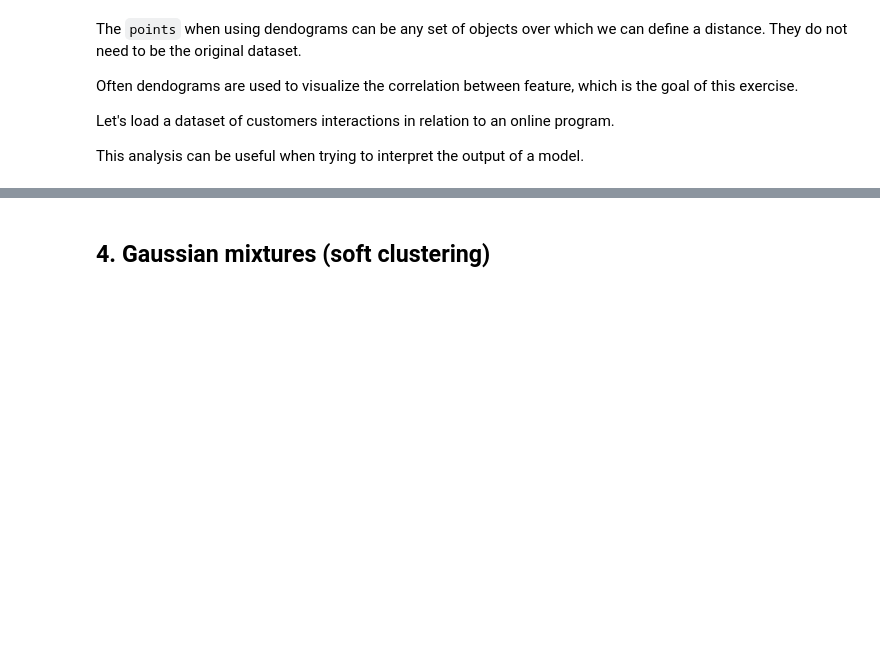
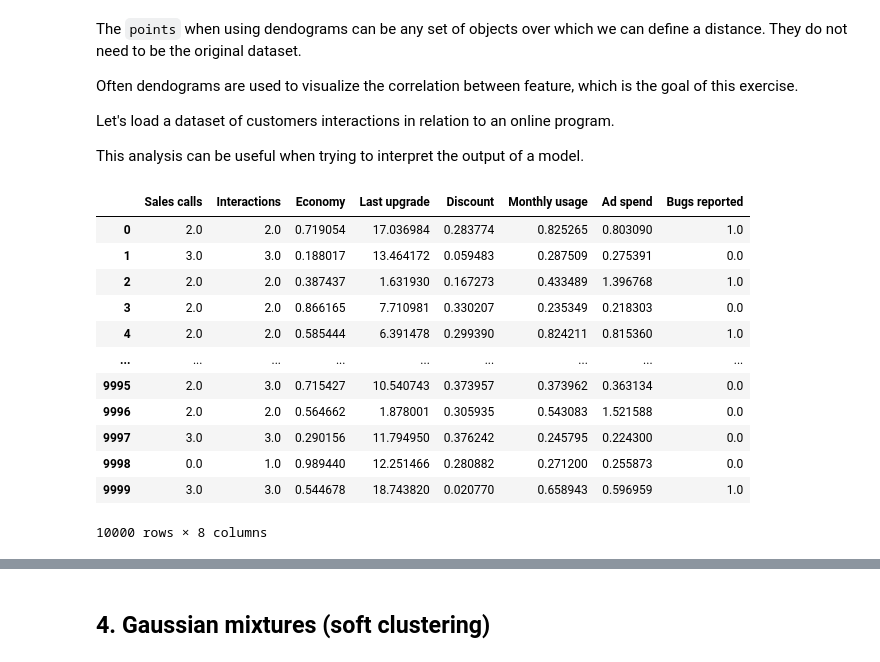
Before and after one commit to neworldemancer/DSF5, a Jupyter notebook: Course_3.ipynb, the cells around one changed output, grey strips where cells are left out. Cells and saved outputs as stored; diff of their text form; code cells hidden in the pictures; blank space fills up the shorter version.

```diff
--- a/Course_3.ipynb
+++ b/Course_3.ipynb
@@ -323,7 +326,23 @@ Let's load a dataset of customers interactions in relation to an online program.
 
 This analysis can be useful when trying to interpret the output of a model.
 # %%
-df=get_customers_dataset()
+df=get_customers_dataset(data_path='./')
+# %%
+df
+# %% [output]
+|  | Sales calls | Interactions | Economy | Last upgrade | Discount | Monthly usage | Ad spend | Bugs reported |
+| 0 | 2.0 | 2.0 | 0.719054 | 17.036984 | 0.283774 | 0.825265 | 0.803090 | 1.0 |
+| 1 | 3.0 | 3.0 | 0.188017 | 13.464172 | 0.059483 | 0.287509 | 0.275391 | 0.0 |
+| 2 | 2.0 | 2.0 | 0.387437 | 1.631930 | 0.167273 | 0.433489 | 1.396768 | 1.0 |
+| 3 | 2.0 | 2.0 | 0.866165 | 7.710981 | 0.330207 | 0.235349 | 0.218303 | 0.0 |
+| 4 | 2.0 | 2.0 | 0.585444 | 6.391478 | 0.299390 | 0.824211 | 0.815360 | 1.0 |
+| ... | ... | ... | ... | ... | ... | ... | ... | ... |
+| 9995 | 2.0 | 3.0 | 0.715427 | 10.540743 | 0.373957 | 0.373962 | 0.363134 | 0.0 |
+| 9996 | 2.0 | 2.0 | 0.564662 | 1.878001 | 0.305935 | 0.543083 | 1.521588 | 0.0 |
+| 9997 | 3.0 | 3.0 | 0.290156 | 11.794950 | 0.376242 | 0.245795 | 0.224300 | 0.0 |
+| 9998 | 0.0 | 1.0 | 0.989440 | 12.251466 | 0.280882 | 0.271200 | 0.255873 | 0.0 |
+| 9999 | 3.0 | 3.0 | 0.544678 | 18.743820 | 0.020770 | 0.658943 | 0.596959 | 1.0 |
+10000 rows × 8 columns
 # %%
 # 1. Inspet the dataset
 # 2. Perform hierarchical clustering using the "distance" 1-|r| (not really a distance), where r is the correlation coefficient
```
Also changed, not shown: parts of 7 cells of this notebook, 1 other file.
